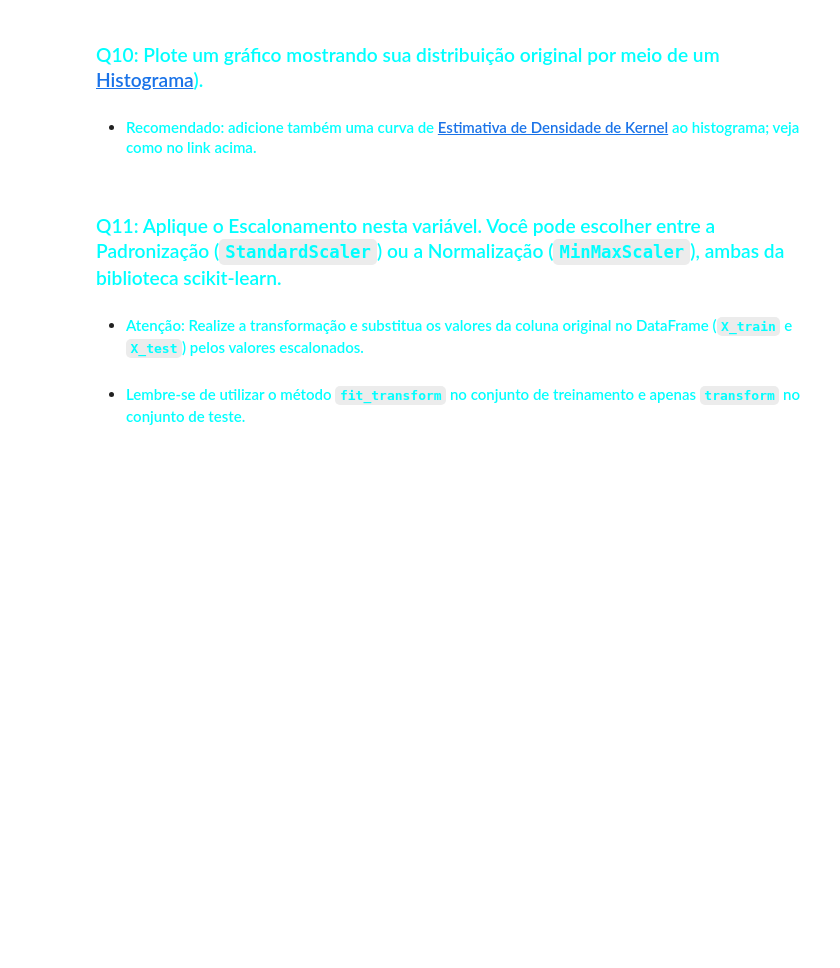
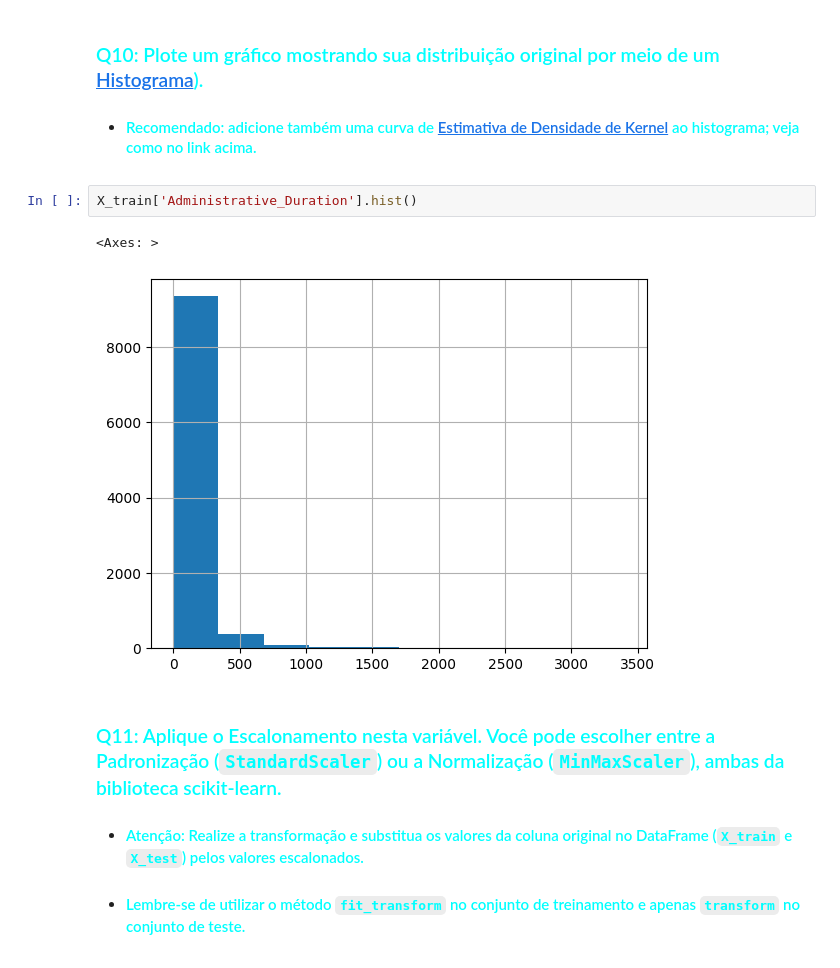
Before and after one commit to jaumg2004/Academia-Digital, a Jupyter notebook: lab/C24_2026_1_LL_Atividade_04_MMMM.ipynb, the cells around one changed output. Cells and saved outputs as stored; diff of their text form; blank space fills up the shorter version.

```diff
--- a/lab/C24_2026_1_LL_Atividade_04_MMMM.ipynb
+++ b/lab/C24_2026_1_LL_Atividade_04_MMMM.ipynb
@@ -175,6 +181,11 @@ dtype: int64
 # %% [markdown]
 ### <font color='cyan'>Q10: Plote um gráfico mostrando sua distribuição original por meio de um [Histograma](https://seaborn.pydata.org/generated/seaborn.histplot.html)).</font>
 - #### <font color='cyan'>Recomendado: adicione também uma curva de [Estimativa de Densidade de Kernel](https://pt.wikipedia.org/wiki/Estimativa_de_densidade_kernel) ao histograma; veja como no link acima.</font>
+# %%
+X_train['Administrative_Duration'].hist()
+# %% [output]
+<Axes: >
+[figure, added]
 # %% [markdown]
 ### <font color='cyan'>Q11: Aplique o Escalonamento nesta variável. Você pode escolher entre a Padronização (`StandardScaler`) ou a Normalização (`MinMaxScaler`), ambas da biblioteca scikit-learn.</font>
 
```
Also changed, not shown: parts of 23 cells of this notebook.
